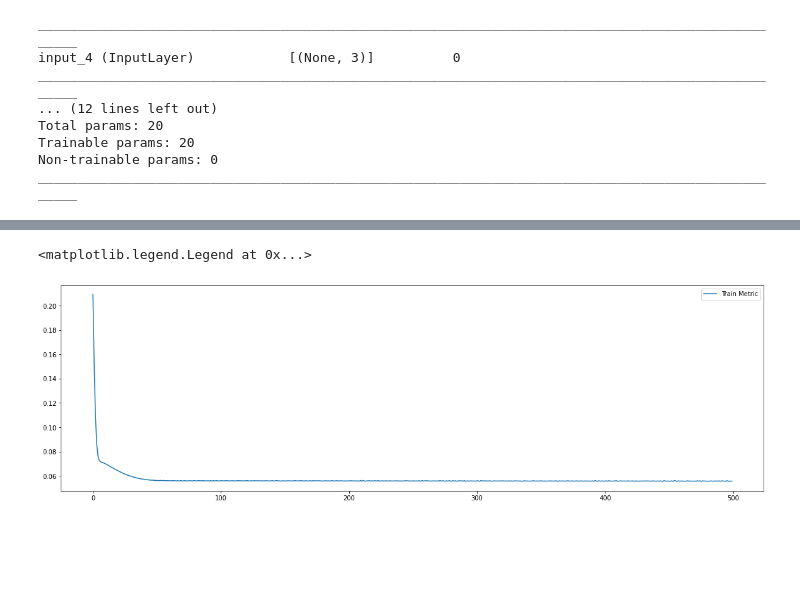
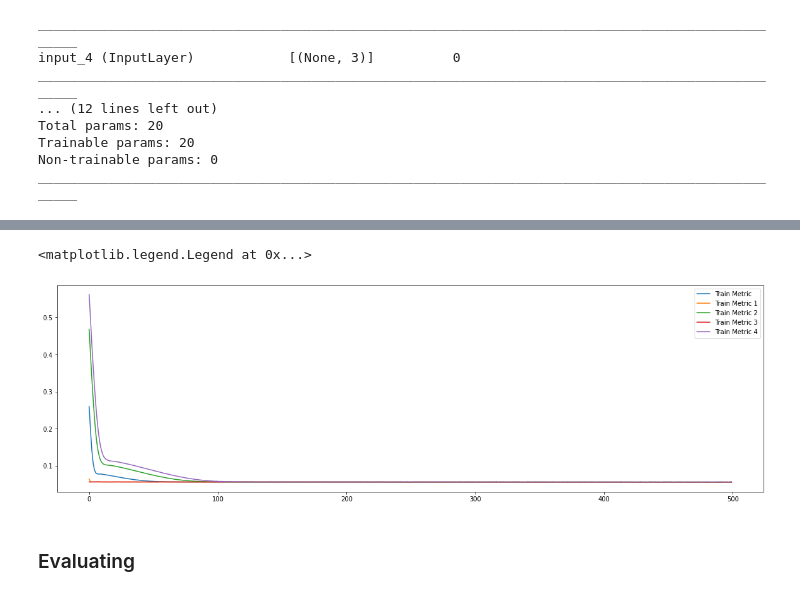
Before and after one commit to rtegao/Pharma-Sales, a Jupyter notebook: EsembleLearning/EsembleRNN.ipynb, the cells around one changed output, grey strips where cells are left out. Saved outputs shown, nothing was run; the diff lists cells and outputs as text; code cells hidden in the pictures; blank space fills up the shorter version.

```diff
--- a/EsembleLearning/EsembleRNN.ipynb
+++ b/EsembleLearning/EsembleRNN.ipynb
@@ -474,4 +472,5 @@ This layer will recive the prediction from the others network and make a final p
 # %%
 model.compile(optimizer='adam',metrics=['mae'],loss='mse')
 history = model.fit( [ input_1_train,input_2_train,input_3_train,input_4_train,input_5_train ], [ output_1_train,output_2_train,output_3_train,output_4_train,output_5_train ],
-                    validation_data=[ [ input_1_val,input_2_val,input_3_val,input_4_val,input_5_val ] , [ output_1_val,output_2_val,output_3_val,output_4_val,output_5_val ] ] ,epochs=500,batch_size=32,verbose=0)
+                    # validation_data=[ [ input_1_val,input_2_val,input_3_val,input_4_val,input_5_val ] , [ output_1_val,output_2_val,output_3_val,output_4_val,output_5_val ] ] ,
+                    epochs=500,batch_size=32,verbose=0)
@@ -485,7 +500,13 @@ plt.legend(['Train Loss'])
 # %%
 plt.figure(figsize=(20,6))
 plt.plot(history.history['dense_mae'])
-plt.legend(['Train Metric'])
+plt.plot(history.history['dense_1_mae'])
+plt.plot(history.history['dense_2_mae'])
+plt.plot(history.history['dense_3_mae'])
+plt.plot(history.history['dense_4_mae'])
+plt.legend(['Train Metric', 'Train Metric 1','Train Metric 2','Train Metric 3','Train Metric 4'])
 # %% [output]
 <matplotlib.legend.Legend at 0x...>
-[figure, old version]
+[figure, new version]
+# %% [markdown]
+### Evaluating
```
Also changed, not shown: parts of 22 cells of this notebook.
